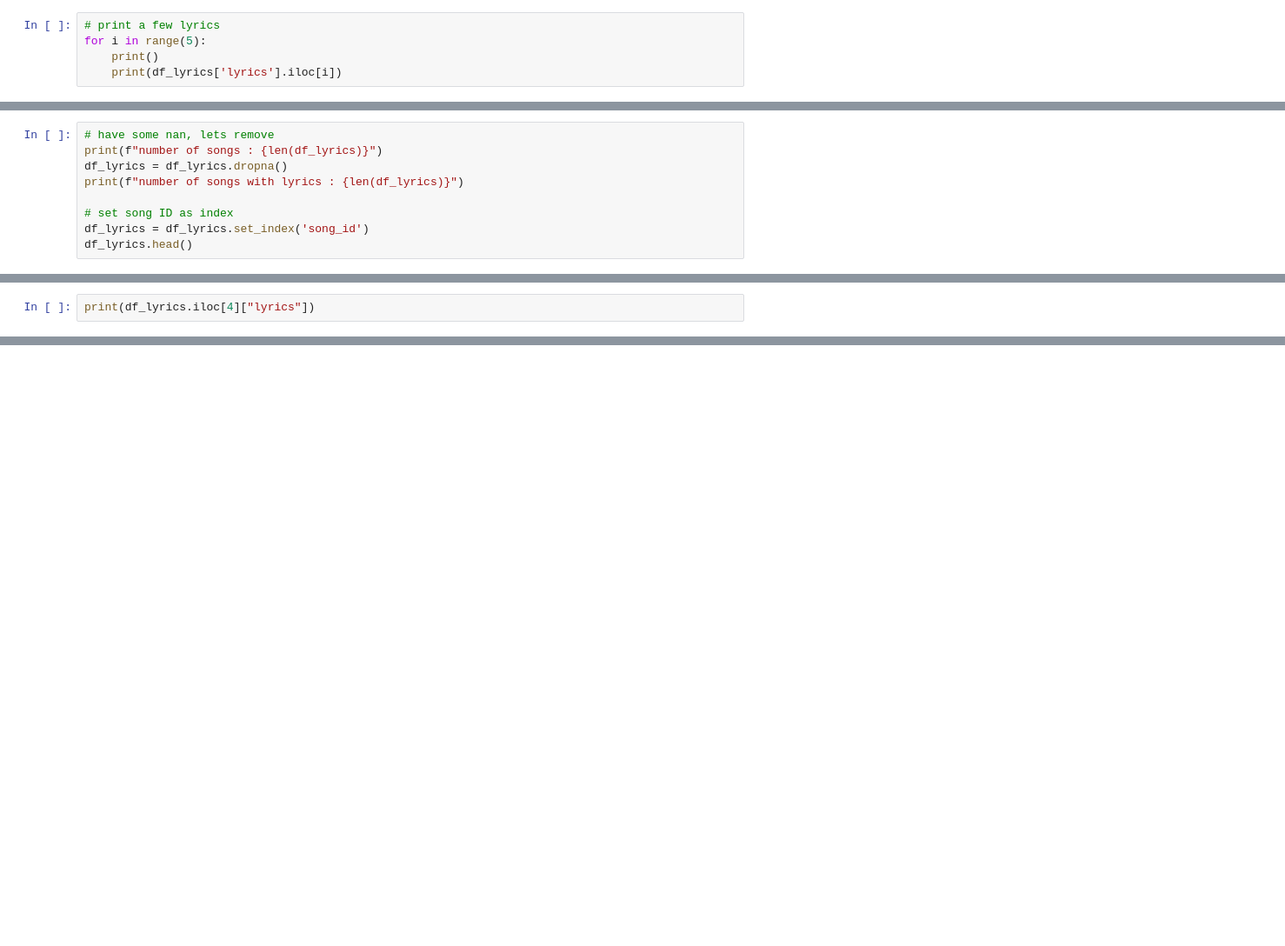
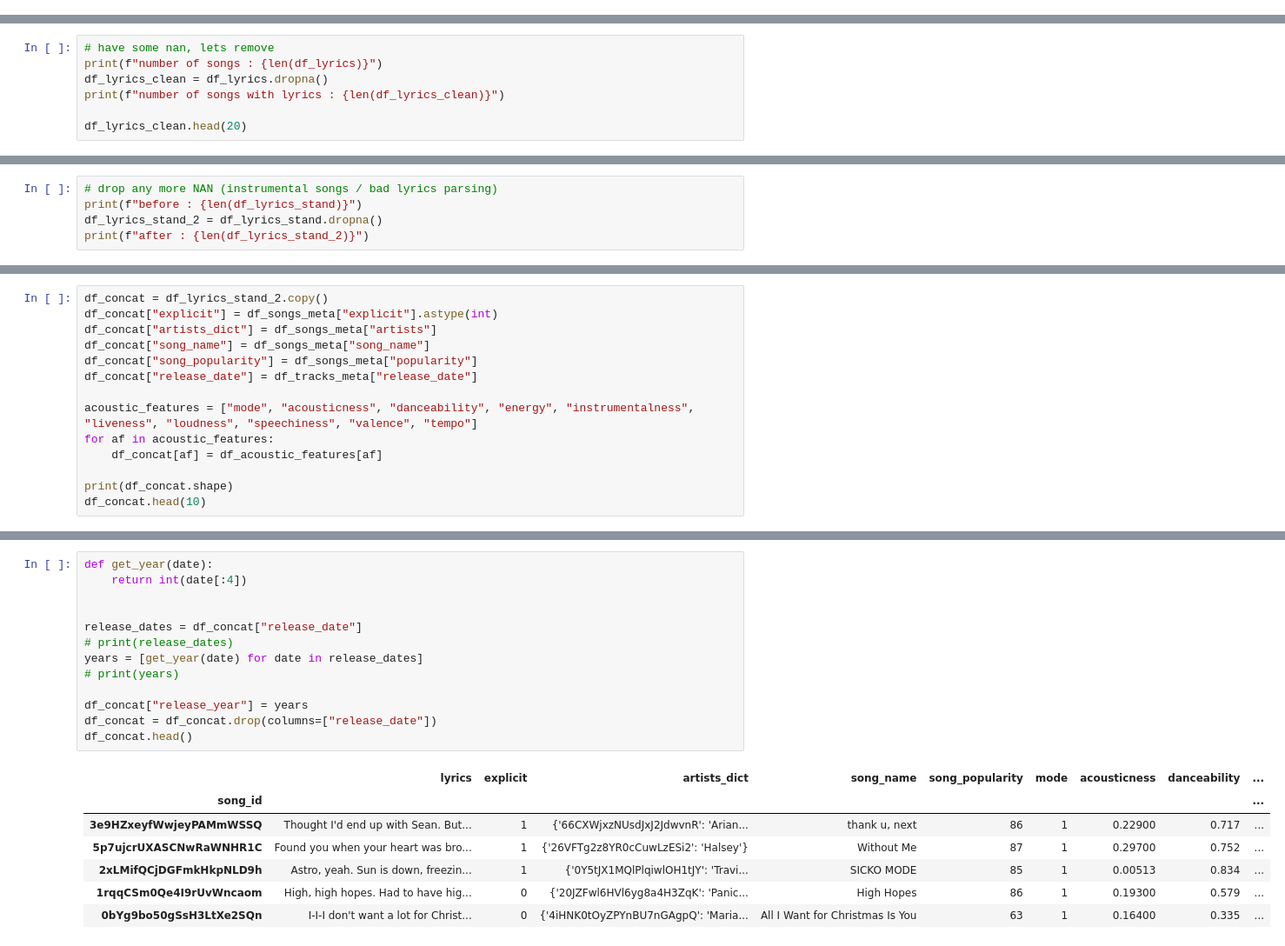
Before and after one commit to ebezzam/lyrics-mir, a Jupyter notebook: notebooks/data_exploration.ipynb, the cells around one changed output, grey strips where cells are left out. Shown at 87% size. Saved outputs shown, nothing was run; the diff lists cells and outputs as text; blank space fills up the shorter version.

Commit message:
Create dataframe with all interesting features and visualize distribution for a few of them.

```diff
--- a/notebooks/data_exploration.ipynb
+++ b/notebooks/data_exploration.ipynb
@@ -34,5 +56,0 @@ print(df_acoustic_features.head())
-# %%
-# print a few lyrics
-for i in range(5):
-    print()
-    print(df_lyrics['lyrics'].iloc[i])
@@ -39,9 +86,7 @@ for i in range(5):
 # %%
 # have some nan, lets remove
 print(f"number of songs : {len(df_lyrics)}")
-df_lyrics = df_lyrics.dropna()
-print(f"number of songs with lyrics : {len(df_lyrics)}")
+df_lyrics_clean = df_lyrics.dropna()
+print(f"number of songs with lyrics : {len(df_lyrics_clean)}")
 
-# set song ID as index
-df_lyrics = df_lyrics.set_index('song_id')
-df_lyrics.head()
+df_lyrics_clean.head(20)
@@ -84,2 +220,5 @@ df_lyrics.head()
 # %%
-print(df_lyrics.iloc[4]["lyrics"])
+# drop any more NAN (instrumental songs / bad lyrics parsing)
+print(f"before : {len(df_lyrics_stand)}")
+df_lyrics_stand_2 = df_lyrics_stand.dropna()
+print(f"after : {len(df_lyrics_stand_2)}")
@@ -85,0 +230,14 @@ print(df_lyrics.iloc[4]["lyrics"])
+# %%
+df_concat = df_lyrics_stand_2.copy()
+df_concat["explicit"] = df_songs_meta["explicit"].astype(int)
+df_concat["artists_dict"] = df_songs_meta["artists"]
+df_concat["song_name"] = df_songs_meta["song_name"]
+df_concat["song_popularity"] = df_songs_meta["popularity"]
+df_concat["release_date"] = df_tracks_meta["release_date"]
+
+acoustic_features = ["mode", "acousticness", "danceability", "energy", "instrumentalness", "liveness", "loudness", "speechiness", "valence", "tempo"]
+for af in acoustic_features:
+    df_concat[af] = df_acoustic_features[af]
+
+print(df_concat.shape)
+df_concat.head(10)
@@ -85,0 +260,21 @@ print(df_lyrics.iloc[4]["lyrics"])
+# %%
+def get_year(date):
+    return int(date[:4])
+
+
+release_dates = df_concat["release_date"]
+# print(release_dates)
+years = [get_year(date) for date in release_dates]
+# print(years)
+
+df_concat["release_year"] = years
+df_concat = df_concat.drop(columns=["release_date"])
+df_concat.head()
+# %% [output]
+|  | lyrics | explicit | artists_dict | song_name | song_popularity | mode | acousticness | danceability | ... |
+| song_id |  |  |  |  |  |  |  |  | ... |
+| 3e9HZxeyfWwjeyPAMmWSSQ | Thought I'd end up with Sean. But... | 1 | {'66CXWjxzNUsdJxJ2JdwvnR': 'Arian... | thank u, next | 86 | 1 | 0.22900 | 0.717 | ... |
+| 5p7ujcrUXASCNwRaWNHR1C | Found you when your heart was bro... | 1 | {'26VFTg2z8YR0cCuwLzESi2': 'Halsey'} | Without Me | 87 | 1 | 0.29700 | 0.752 | ... |
+| 2xLMifQCjDGFmkHkpNLD9h | Astro, yeah. Sun is down, freezin... | 1 | {'0Y5tJX1MQlPlqiwlOH1tJY': 'Travi... | SICKO MODE | 85 | 1 | 0.00513 | 0.834 | ... |
+| 1rqqCSm0Qe4I9rUvWncaom | High, high hopes. Had to have hig... | 0 | {'20JZFwl6HVl6yg8a4H3ZqK': 'Panic... | High Hopes | 86 | 1 | 0.19300 | 0.579 | ... |
+| 0bYg9bo50gSsH3LtXe2SQn | I-I-I don't want a lot for Christ... | 0 | {'4iHNK0tOyZPYnBU7nGAgpQ': 'Maria... | All I Want for Christmas Is You | 63 | 1 | 0.16400 | 0.335 | ... |
```
Also changed, not shown: parts of 44 cells of this notebook.
